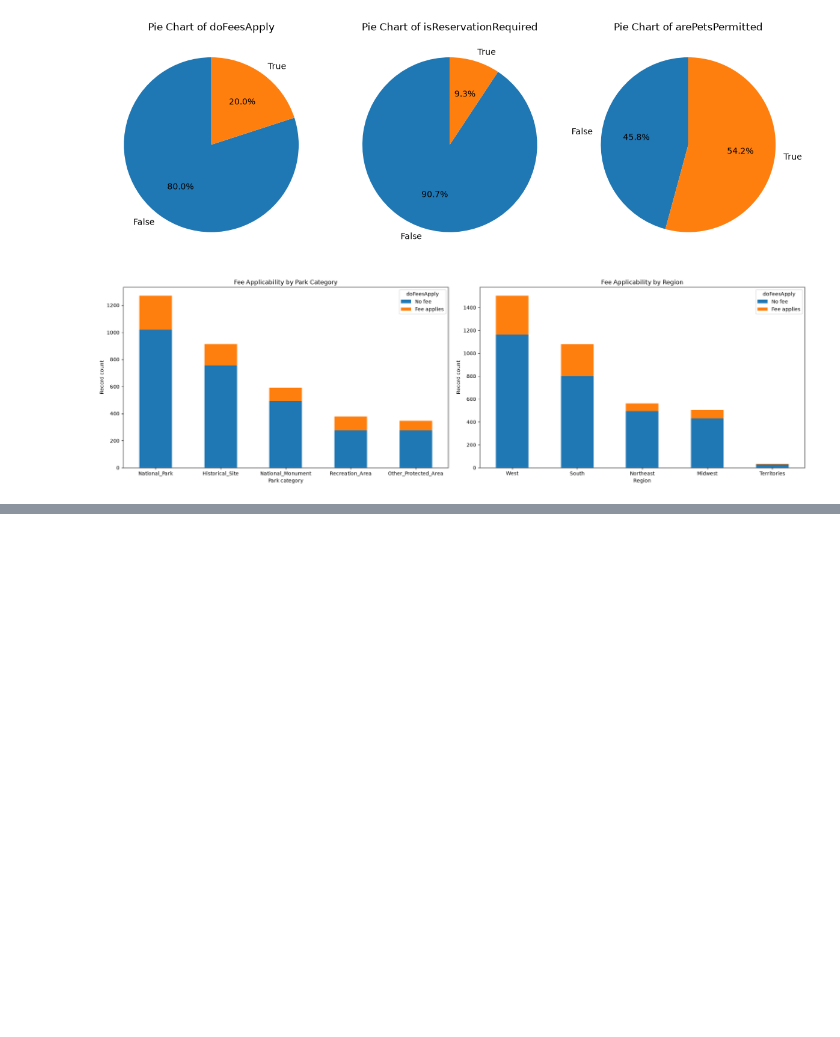
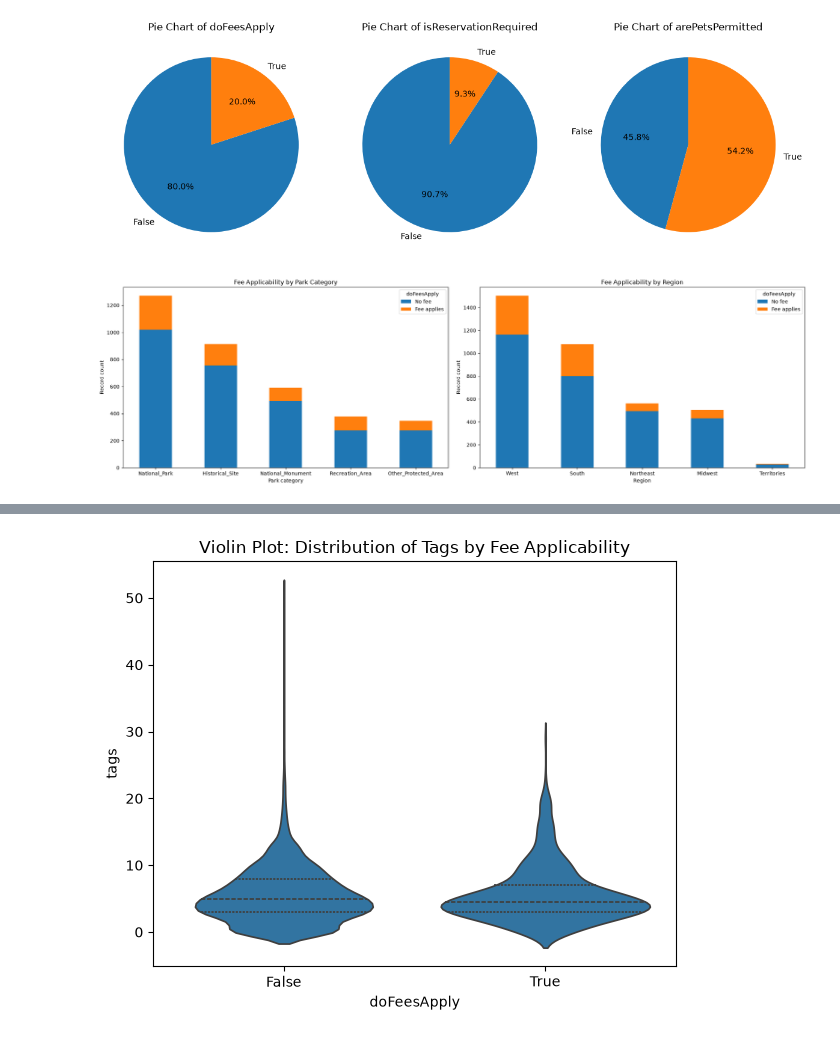
Before and after one commit to lareina1515/DATA1030-GroupProject, a Jupyter notebook: src/DATA1030 group project.ipynb, the cells around one changed output, grey strips where cells are left out. Drawn from its saved outputs; the diff is of its cells as text; code cells hidden in the pictures; blank space fills up the shorter version.

```diff
--- a/src/DATA1030 group project.ipynb
+++ b/src/DATA1030 group project.ipynb
@@ -224,0 +248,10 @@ plt.show()
+# %%
+# Create a violin plot to visualize the distribution of tags based on fee applicability
+plt.figure(figsize = (6, 5))
+sns.violinplot(data = eda_todo_df, x = 'doFeesApply', y = 'tags', inner = 'quartile')
+plt.title('Violin Plot: Distribution of Tags by Fee Applicability')
+plt.savefig('../figures/violinplot.png', dpi = 150, bbox_inches = 'tight')
+plt.tight_layout()
+plt.show()
+# %% [output]
+[figure, added]
```
Also changed, not shown: parts of 2 cells of this notebook.
